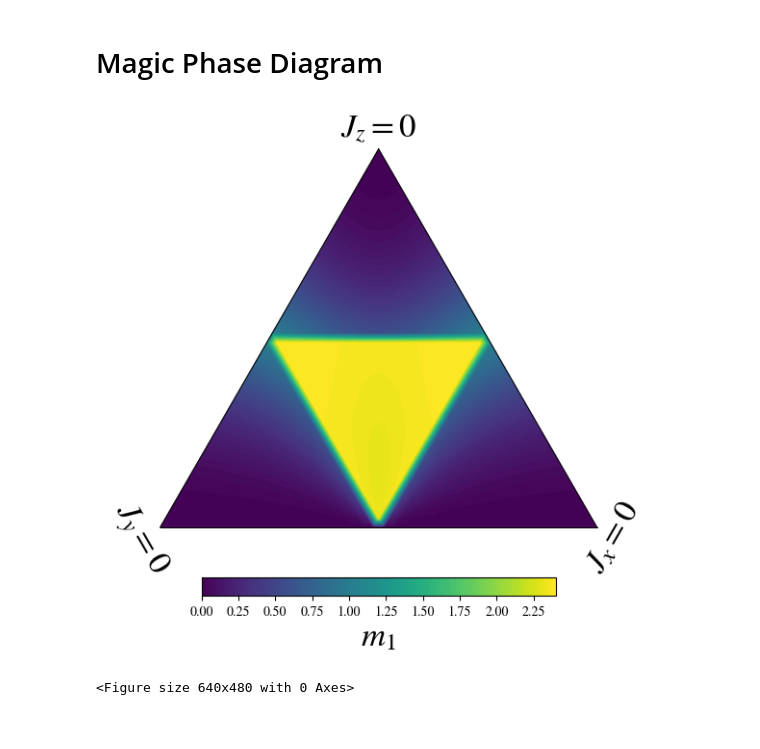
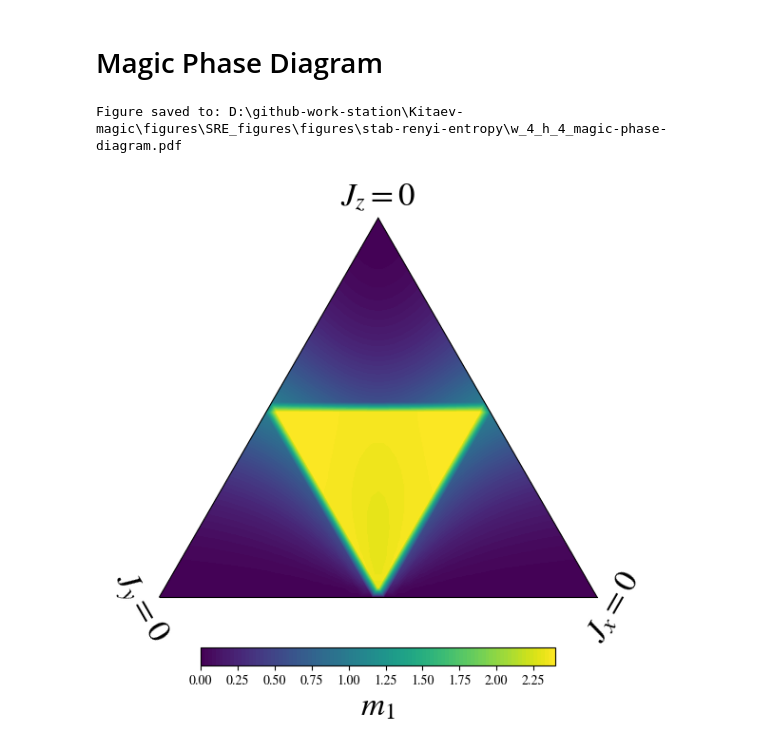
Before and after one commit to WangChenChih/Kitaev-magic, a Jupyter notebook: figures/SRE_figures/KitaevDM.ipynb, the cells around one changed output. Saved outputs shown, nothing was run; the diff lists cells and outputs as text; code cells hidden in the pictures.

```diff
--- a/figures/SRE_figures/KitaevDM.ipynb
+++ b/figures/SRE_figures/KitaevDM.ipynb
@@ -510,7 +510,7 @@ from SpinModelDM import SpinSystem
 import numpy as np
 import matplotlib.pyplot as plt
 import matplotlib
-import os
+from pathlib import Path
 
 matplotlib.rcParams['mathtext.fontset'] = 'stix'
 matplotlib.rcParams['font.family'] = 'STIXGeneral'
@@ -546,35 +546,45 @@ fig = plt.figure(figsize=(6, 6))
 ax = fig.add_subplot(projection='ternary')
 
 # 4. Plot heatmap using tricontourf
 cs = ax.tricontourf(T, L, R, m1_data,
                     levels=100,
                     cmap='viridis')
 
 # 5. Draw Phase Boundaries (Dashed inner triangle for gapless/gapped transition)
 # Boundary equations: J_alpha = J_beta + J_gamma => J_alpha = 0.5 when J_x + J_y + J_z = 1
 # ax.plot([0.5, 0.5, 0],   [0.5, 0, 0.5],   [0, 0.5, 0.5],
 #         color='black', linestyle='--', linewidth=1.5)
 
 # 6. Set Axis Labels & Formatting
 text_font_size = 25
 ax.set_tlabel(r'$J_z = 0$', fontsize=text_font_size)
 ax.set_llabel(r'$J_y = 0$', fontsize=text_font_size)
 ax.set_rlabel(r'$J_x = 0$', fontsize=text_font_size)
 
 # Custom tick formatting and appearance
 ax.taxis.set_ticks([])
 ax.laxis.set_ticks([])
 ax.raxis.set_ticks([])
 
 # 7. Add Horizontal Colorbar at the bottom
 cbar = fig.colorbar(cs, ax=ax, orientation='horizontal', pad=0.1, shrink=0.7)
 cbar.set_label(r'$m_1$', fontsize=text_font_size)
 
 plt.tight_layout()
+
+output_dir = Path.cwd() / "figures" / "stab-renyi-entropy"
+output_dir.mkdir(parents=True, exist_ok=True)
+
+output_file = output_dir / (
+    f"w_{DM.width}_h_{DM.height}_magic-phase-diagram.pdf"
+)
+
+fig.tight_layout()
+fig.savefig(output_file, dpi=300, bbox_inches="tight")
+print(f"Figure saved to: {output_file.resolve()}")
+
 plt.show()
-
-os.makedirs('figures/stab-renyi-entropy', exist_ok=True)
-plt.savefig('figures/stab-renyi-entropy/w_%d_h_%d_magic-phase-diagram.pdf' % (DM.width, DM.height), dpi=300)
+plt.close(fig)
 # %% [output]
+Figure saved to: D:\github-work-station\Kitaev-magic\figures\SRE_figures\figures\stab-renyi-entropy\w_4_h_4_magic-phase-diagram.pdf
-[figure, old version]
+[figure, new version]
-<Figure size 640x480 with 0 Axes>
```
Also changed, not shown: 2 other files.
